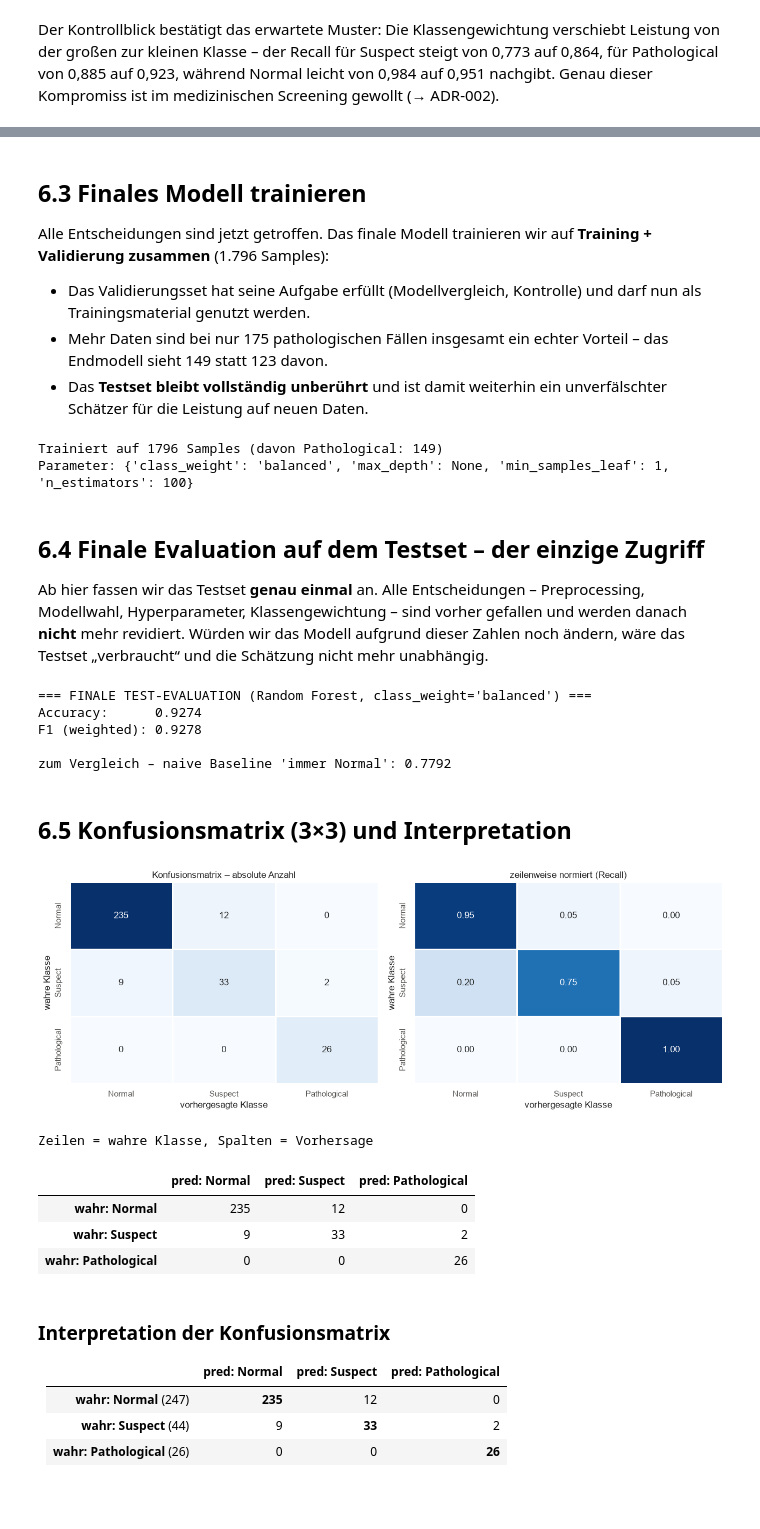
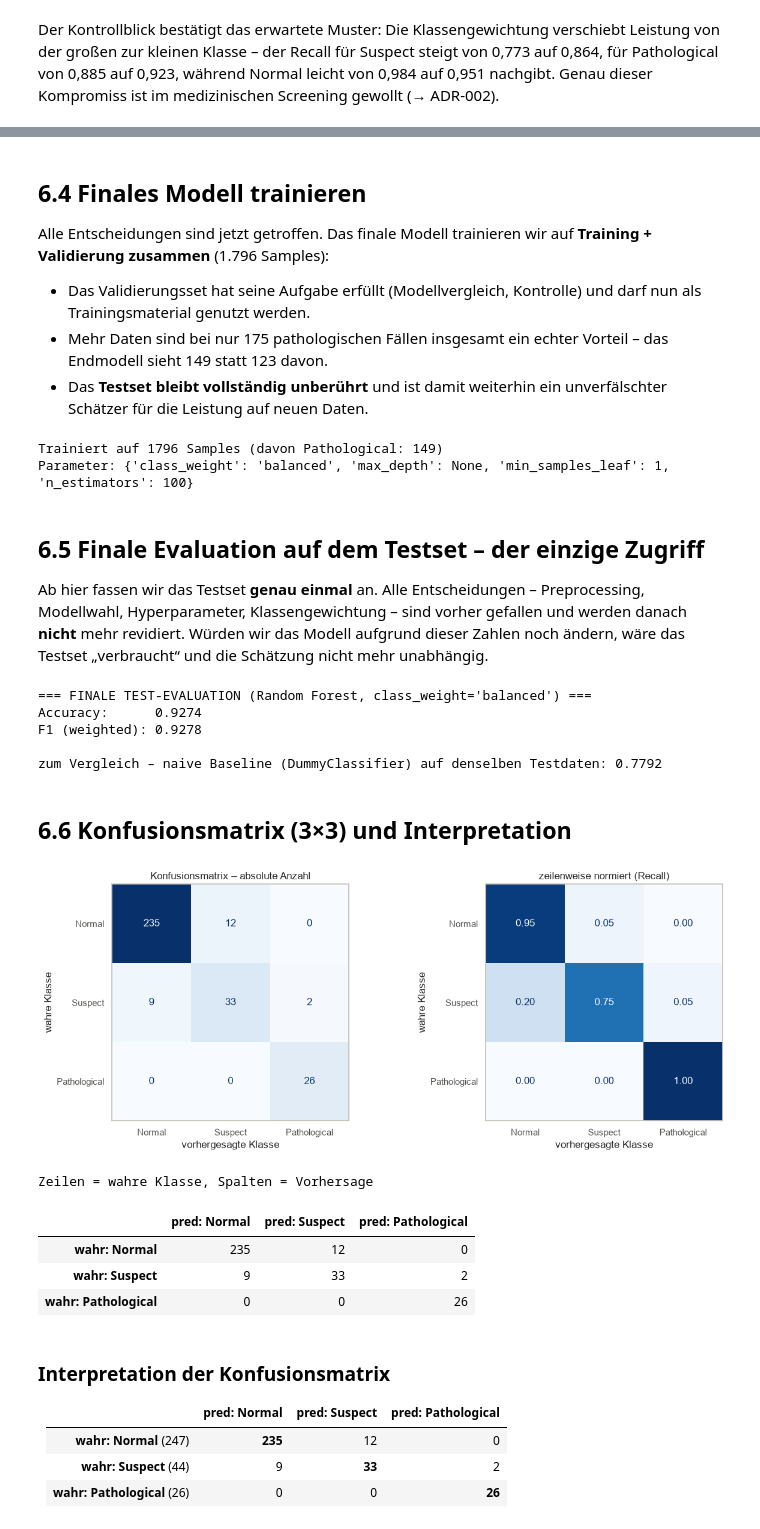
Before and after one commit to spaiK111/DHBW-ML-Assignment, a Jupyter notebook: src/fetal_health_modellvergleich.ipynb, the cells around one changed output, grey strips where cells are left out. Cells and saved outputs as stored; diff of their text form; code cells hidden in the pictures; blank space fills up the shorter version.

```diff
--- a/src/fetal_health_modellvergleich.ipynb
+++ b/src/fetal_health_modellvergleich.ipynb
@@ -1558,0 +1749,15 @@ dieser Kompromiss ist im medizinischen Screening gewollt (→ ADR-002).
+# %%
+# Quelle: Claude
+# Precision-Recall-Kurve fuer die kritische Klasse (Pathological vs. Rest).
+# Bei starker Imbalance aussagekraeftiger als die ROC-Kurve, weil sie die
+# grosse Klasse Normal nicht in den True Negatives "verstecken" kann.
+fig, ax = plt.subplots(figsize=(6.5, 5))
+PrecisionRecallDisplay.from_predictions(
+    (y_val == 2).astype(int), proba_val[:, 2],
+    name="Pathological vs. Rest", ax=ax, color="#d03b3b")
+ax.set_title("Precision-Recall-Kurve – Klasse Pathological (Validierung)")
+ax.set_xlabel("Recall")
+ax.set_ylabel("Precision")
+ax.grid(True, alpha=0.3)
+plt.tight_layout()
+plt.show()
@@ -1559,5 +1833,5 @@ dieser Kompromiss ist im medizinischen Screening gewollt (→ ADR-002).
 # %% [markdown]
-## 6.3 Finales Modell trainieren
+## 6.4 Finales Modell trainieren
 
 Alle Entscheidungen sind jetzt getroffen. Das finale Modell trainieren wir auf
 **Training + Validierung zusammen** (1.796 Samples):
@@ -1583,7 +1857,7 @@ print("Parameter:", finale_parameter)
 Trainiert auf 1796 Samples (davon Pathological: 149)
 Parameter: {'class_weight': 'balanced', 'max_depth': None, 'min_samples_leaf': 1, 'n_estimators': 100}
 # %% [markdown]
-## 6.4 Finale Evaluation auf dem Testset – der einzige Zugriff
+## 6.5 Finale Evaluation auf dem Testset – der einzige Zugriff
 
 Ab hier fassen wir das Testset **genau einmal** an. Alle Entscheidungen – Preprocessing,
 Modellwahl, Hyperparameter, Klassengewichtung – sind vorher gefallen und werden danach
@@ -1598,41 +1872,46 @@ test_f1w = f1_score(y_test, y_test_pred, average="weighted")
 print("=== FINALE TEST-EVALUATION (Random Forest, class_weight='balanced') ===")
 print(f"Accuracy:      {test_acc:.4f}")
 print(f"F1 (weighted): {test_f1w:.4f}")
-print(f"\nzum Vergleich – naive Baseline 'immer Normal': {(y_test == 0).mean():.4f}")
+dummy_test_acc = accuracy_score(y_test, dummy.predict(X_test))
+print(f"\nzum Vergleich – naive Baseline (DummyClassifier) auf denselben Testdaten: "
+      f"{dummy_test_acc:.4f}")
 # %% [output]
 === FINALE TEST-EVALUATION (Random Forest, class_weight='balanced') ===
 Accuracy:      0.9274
 F1 (weighted): 0.9278
 
-zum Vergleich – naive Baseline 'immer Normal': 0.7792
+zum Vergleich – naive Baseline (DummyClassifier) auf denselben Testdaten: 0.7792
 # %% [markdown]
-## 6.5 Konfusionsmatrix (3×3) und Interpretation
+## 6.6 Konfusionsmatrix (3×3) und Interpretation
 # %%
 # Quelle: Claude
-from sklearn.metrics import confusion_matrix
+from sklearn.metrics import ConfusionMatrixDisplay, confusion_matrix
 
 cm = confusion_matrix(y_test, y_test_pred)
 
-fig, axes = plt.subplots(1, 2, figsize=(13, 4.8))
-# links: absolute Zahlen | rechts: zeilenweise normiert (= Recall je Klasse auf der Diagonale)
-for ax, matrix, fmt, titel in [
-    (axes[0], cm, "d", "Konfusionsmatrix – absolute Anzahl"),
-    (axes[1], cm / cm.sum(axis=1, keepdims=True), ".2f", "zeilenweise normiert (Recall)"),
-]:
-    sns.heatmap(matrix, annot=True, fmt=fmt, cmap="Blues", cbar=False,
-                xticklabels=TARGET_NAMES, yticklabels=TARGET_NAMES,
-                linewidths=2, linecolor="white", ax=ax)
+# links: absolute Zahlen | rechts: zeilenweise normiert (Diagonale = Recall je Klasse)
+fig, axes = plt.subplots(1, 2, figsize=(13, 5))
+ConfusionMatrixDisplay(cm, display_labels=TARGET_NAMES).plot(
+    ax=axes[0], cmap="Blues", colorbar=False, values_format="d")
+axes[0].set_title("Konfusionsmatrix – absolute Anzahl")
+
+ConfusionMatrixDisplay.from_predictions(
+    y_test, y_test_pred, display_labels=TARGET_NAMES, normalize="true",
+    ax=axes[1], cmap="Blues", colorbar=False, values_format=".2f")
+axes[1].set_title("zeilenweise normiert (Recall)")
+
+for ax in axes:
     ax.set_xlabel("vorhergesagte Klasse")
     ax.set_ylabel("wahre Klasse")
-    ax.set_title(titel)
+    ax.grid(False)   # seaborn-Gitterlinien wuerden sonst ueber den Zellen liegen
 plt.tight_layout()
 plt.show()
 
 print("Zeilen = wahre Klasse, Spalten = Vorhersage")
 display(pd.DataFrame(cm, index=[f"wahr: {n}" for n in TARGET_NAMES],
                      columns=[f"pred: {n}" for n in TARGET_NAMES]))
 # %% [output]
-[figure, old version]
+[figure, new version]
 Zeilen = wahre Klasse, Spalten = Vorhersage
 |  | pred: Normal | pred: Suspect | pred: Pathological |
 | wahr: Normal | 235 | 12 | 0 |
```
Also changed, not shown: parts of 33 cells of this notebook, 6 other files.
